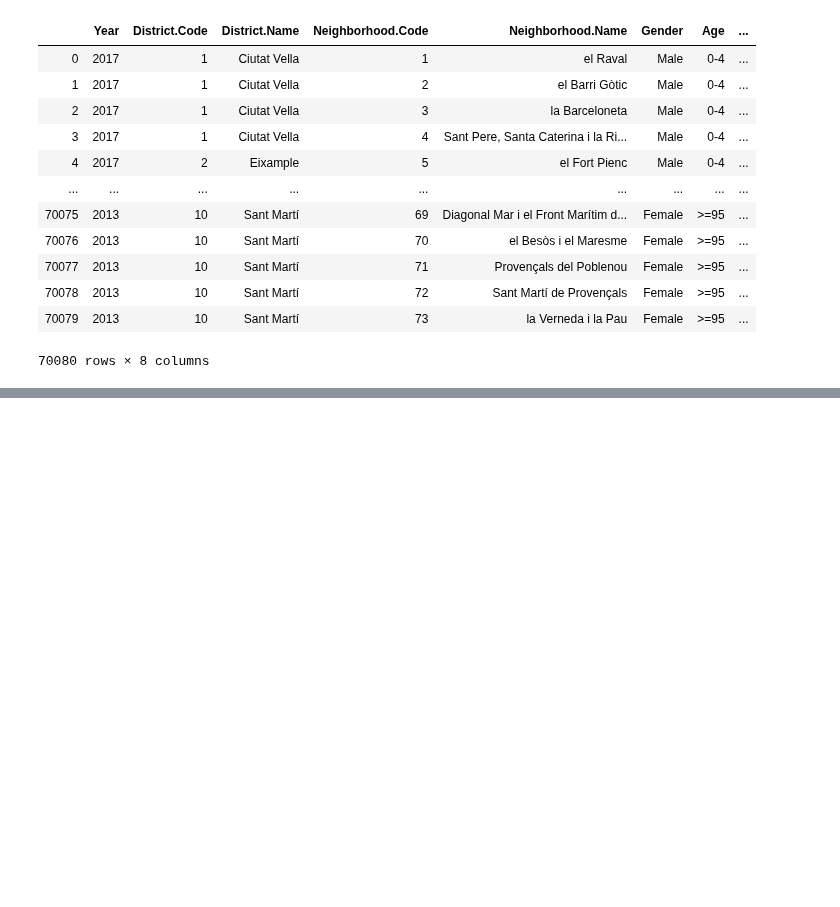
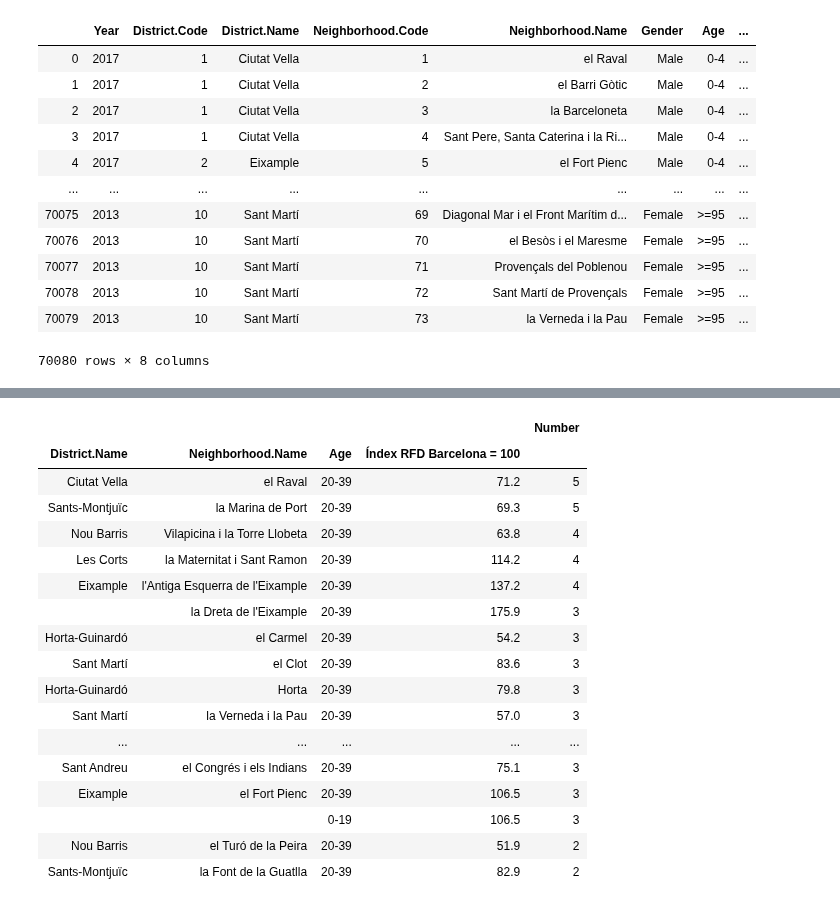
Before and after one commit to ta-data-bcn/Project-Week-2-Barcelona, a Jupyter notebook: your-project/Code/Ramon_JN.ipynb, the cells around one changed output, grey strips where cells are left out. Drawn from its saved outputs; the diff is of its cells as text; code cells hidden in the pictures; blank space fills up the shorter version.

```diff
--- a/your-project/Code/Ramon_JN.ipynb
+++ b/your-project/Code/Ramon_JN.ipynb
@@ -170,0 +199,16 @@ NameError: name 'immigrants' is not defined
+# %%
+#We now keep only the data from 2017:
+immigrants_by_nationality_2017 = immigrants_by_nationality[immigrants_by_nationality["Year"] == 2017]
+population_2017 = population[population["Year"] == 2017]
+deaths_2017 = deaths[deaths["Year"] == 2017]
+immigrants_emigrants_by_sex_2017 = immigrants_emigrants_by_sex[immigrants_emigrants_by_sex["Year"] == 2017]
+immigrants_emigrants_by_age_2017 = immigrants_emigrants_by_age[immigrants_emigrants_by_age["Year"] == 2017]
+births_2017 = births[births["Year"] == 2017]
+# %%
+#We gropued the ages deatsh csv by interval of 19 instead of 4
+rangs = [["0-19","0-4","5-9","10-14","15-19"],["20-39","20-24","25-29","30-34","35-39"],["40-59","40-44","45-49","50-54","55-59"],["60-79","60-64","65-69","70-74","75-79"],["+80","80-84","85-89","90-94","95-99",">=100"]]
+deaths_ages_grouped = deaths_2017.copy()
+for i in range(len(deaths_ages_grouped["Age"])):
+    for r in rangs:
+        if deaths_ages_grouped["Age"][i] in r:
+            deaths_ages_grouped["Age"][i] = r[0]
@@ -170,0 +260,8 @@ NameError: name 'immigrants' is not defined
+# %%
+#Apply the same changes for range "Age" to the population dataframe
+rangs = [["0-19","0-4","5-9","10-14","15-19"],["20-39","20-24","25-29","30-34","35-39"],["40-59","40-44","45-49","50-54","55-59"],["60-79","60-64","65-69","70-74","75-79"],["+80","80-84","85-89","90-94","95-99",">=100"]]
+population_grouped = population_2017.copy()
+for i in range(len(population_grouped["Age"])):
+    for r in rangs:
+        if population_grouped["Age"][i] in r:
+            population_grouped["Age"][i] = r[0]
@@ -170,0 +295,6 @@ NameError: name 'immigrants' is not defined
+# %%
+#Merged death ages with rent
+merged_death_rent=pd.merge(deaths_ages_grouped,_distribucio_territorial_renda_familiar,how="right",on="Neighborhood.Code")
+merged_death_rent=merged_death_rent[merged_death_rent["Year"]==2017]
+print(merged_death_rent.columns)
+merged_death_rent.head()
@@ -170,0 +312,21 @@ NameError: name 'immigrants' is not defined
+# %%
+merged_death_rent[(merged_death_rent["Age"] == rangs[0][0]) | (merged_death_rent["Age"] == rangs[1][0])].groupby(["District.Name","Neighborhood.Name","Age","Índex RFD Barcelona = 100"])[["Number"]].sum().sort_values("Number",ascending = False).head(20)
+# %% [output]
+|  |  |  |  | Number |
+| District.Name | Neighborhood.Name | Age | Índex RFD Barcelona = 100 |  |
+| Ciutat Vella | el Raval | 20-39 | 71.2 | 5 |
+| Sants-Montjuïc | la Marina de Port | 20-39 | 69.3 | 5 |
+| Nou Barris | Vilapicina i la Torre Llobeta | 20-39 | 63.8 | 4 |
+| Les Corts | la Maternitat i Sant Ramon | 20-39 | 114.2 | 4 |
+| Eixample | l'Antiga Esquerra de l'Eixample | 20-39 | 137.2 | 4 |
+|  | la Dreta de l'Eixample | 20-39 | 175.9 | 3 |
+| Horta-Guinardó | el Carmel | 20-39 | 54.2 | 3 |
+| Sant Martí | el Clot | 20-39 | 83.6 | 3 |
+| Horta-Guinardó | Horta | 20-39 | 79.8 | 3 |
+| Sant Martí | la Verneda i la Pau | 20-39 | 57.0 | 3 |
+| ... | ... | ... | ... | ... |
+| Sant Andreu | el Congrés i els Indians | 20-39 | 75.1 | 3 |
+| Eixample | el Fort Pienc | 20-39 | 106.5 | 3 |
+|  |  | 0-19 | 106.5 | 3 |
+| Nou Barris | el Turó de la Peira | 20-39 | 51.9 | 2 |
+| Sants-Montjuïc | la Font de la Guatlla | 20-39 | 82.9 | 2 |
```
Also changed, not shown: parts of 29 cells of this notebook, 2 other files.
